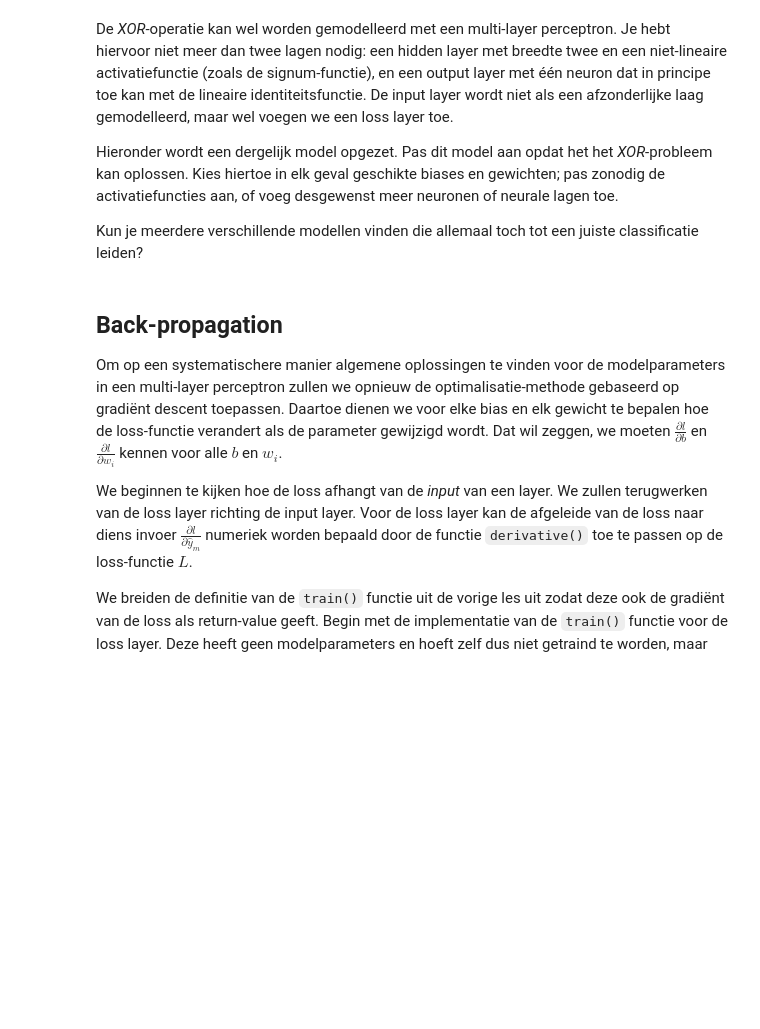
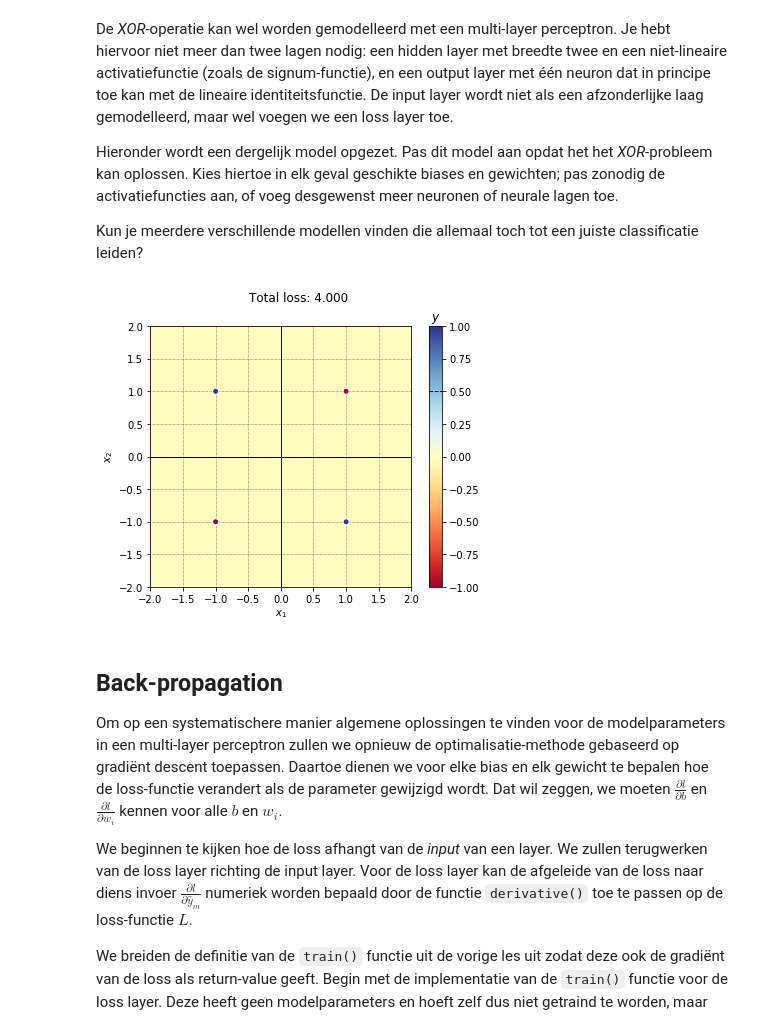
Before and after one commit to wmellema/DataMiningTest, a Jupyter notebook: les3/oefening.ipynb, the cells around one changed output. Saved outputs shown, nothing was run; the diff lists cells and outputs as text; code cells hidden in the pictures; blank space fills up the shorter version.

```diff
--- a/les3/oefening.ipynb
+++ b/les3/oefening.ipynb
@@ -127,17 +150,19 @@ Hieronder wordt een dergelijk model opgezet. Pas dit model aan opdat het het *XO
 
 Kun je meerdere verschillende modellen vinden die allemaal toch tot een juiste classificatie leiden?
 # %%
-reload(model)
+reload(template)
 
-hidden_layer = model.FullLayer(2, 2, act_func=model.signum_act_func)
+hidden_layer = template.FullLayer(2, 2, act_func=template.signum_act_func)
 hidden_layer.biases = [0.0, 0.0]                  # Pas deze waarden aan
 hidden_layer.weights = [[0.0, 0.0], [0.0, 0.0]]   # Pas deze waarden aan
-output_layer = model.FullLayer(2, 1, act_func=model.identity_act_func)
+output_layer = template.FullLayer(2, 1, act_func=template.identity_act_func)
 output_layer.biases = [0.0]                       # Pas deze waarden aan
 output_layer.weights = [[0.0, 0.0]]               # Pas deze waarden aan
-loss_layer = model.LossLayer(loss_func=model.quadratic_loss_func)
+loss_layer = template.LossLayer(loss_func=template.quadratic_loss_func)
 my_network = hidden_layer + output_layer + loss_layer
 data.scatter(xs, ys, model=my_network)
+# %% [output]
+[figure, added]
 # %% [markdown]
 ## Back-propagation
 
```
Also changed, not shown: parts of 12 cells of this notebook, 23 other files.
